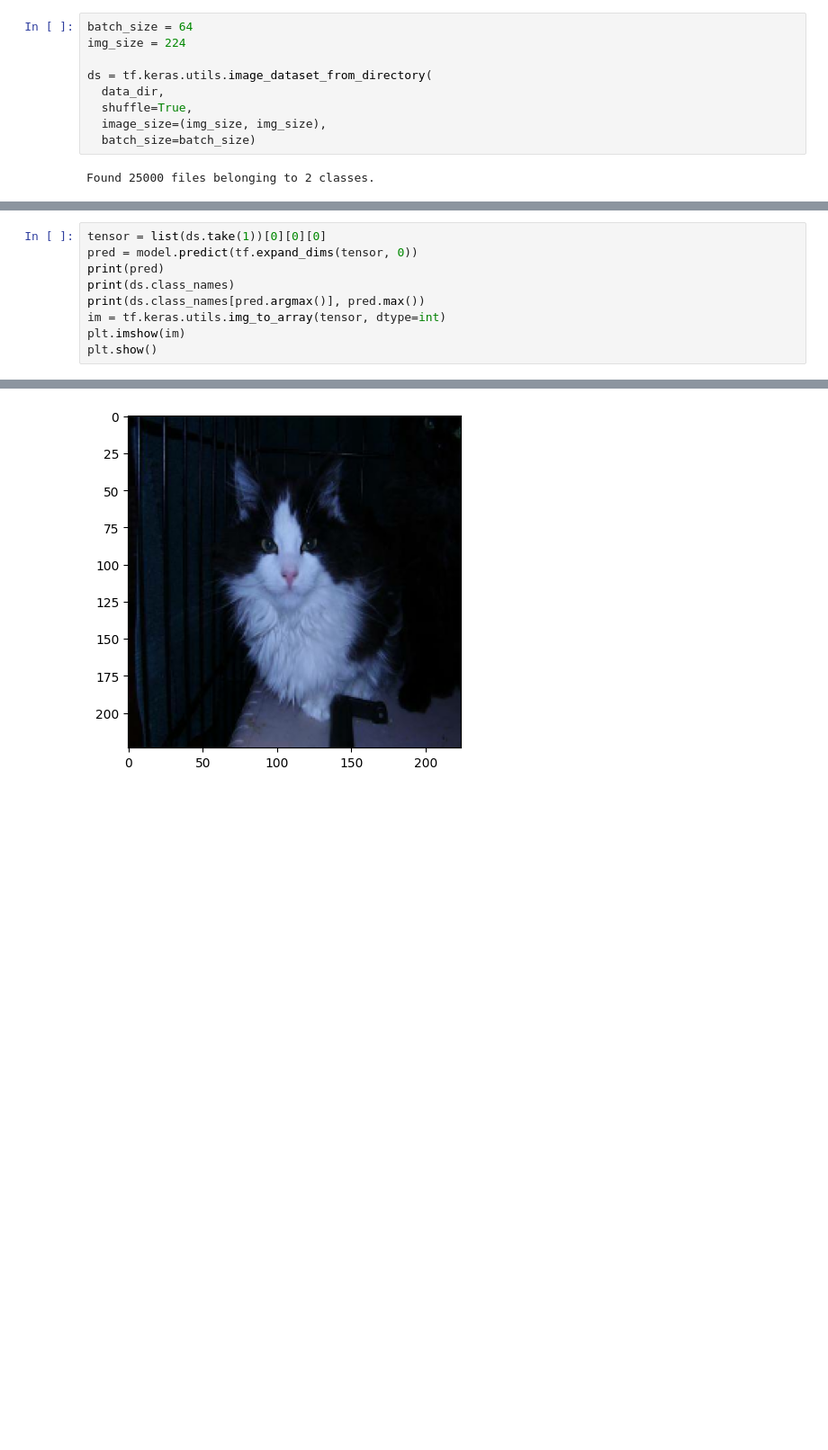
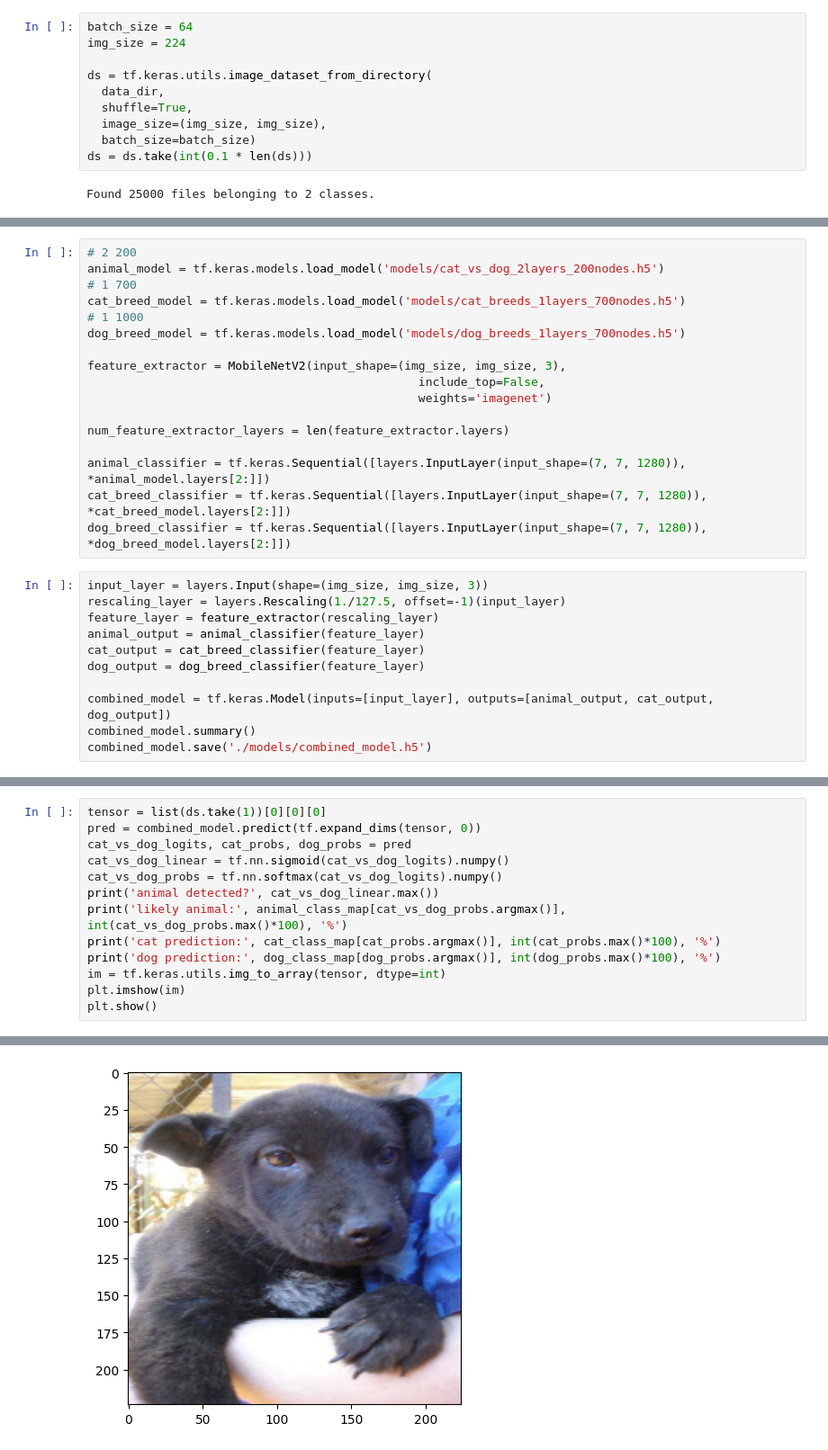
Before and after one commit to dylanlrrb/dylanlrrb.github.io, a Jupyter notebook: portfolio/cat_dog_classifier/notebook.ipynb, the cells around one changed output, grey strips where cells are left out. Shown at 90% size. Drawn from its saved outputs; the diff is of its cells as text; blank space fills up the shorter version.

Commit message:
add multi output model

```diff
--- a/portfolio/cat_dog_classifier/notebook.ipynb
+++ b/portfolio/cat_dog_classifier/notebook.ipynb
@@ -27,5 +33,6 @@ ds = tf.keras.utils.image_dataset_from_directory(
   shuffle=True,
   image_size=(img_size, img_size),
   batch_size=batch_size)
+ds = ds.take(int(0.1 * len(ds)))
 # %% [output]
 Found 25000 files belonging to 2 classes.
@@ -155,0 +39,28 @@ model.evaluate(test_ds)
+# %%
+# 2 200
+animal_model = tf.keras.models.load_model('models/cat_vs_dog_2layers_200nodes.h5')
+# 1 700
+cat_breed_model = tf.keras.models.load_model('models/cat_breeds_1layers_700nodes.h5')
+# 1 1000
+dog_breed_model = tf.keras.models.load_model('models/dog_breeds_1layers_700nodes.h5')
+
+feature_extractor = MobileNetV2(input_shape=(img_size, img_size, 3),
+                                               include_top=False,
+                                               weights='imagenet')
+
+num_feature_extractor_layers = len(feature_extractor.layers)
+
+animal_classifier = tf.keras.Sequential([layers.InputLayer(input_shape=(7, 7, 1280)), *animal_model.layers[2:]])
+cat_breed_classifier = tf.keras.Sequential([layers.InputLayer(input_shape=(7, 7, 1280)), *cat_breed_model.layers[2:]])
+dog_breed_classifier = tf.keras.Sequential([layers.InputLayer(input_shape=(7, 7, 1280)), *dog_breed_model.layers[2:]])
+# %%
+input_layer = layers.Input(shape=(img_size, img_size, 3))
+rescaling_layer = layers.Rescaling(1./127.5, offset=-1)(input_layer)
+feature_layer = feature_extractor(rescaling_layer)
+animal_output = animal_classifier(feature_layer)
+cat_output = cat_breed_classifier(feature_layer)
+dog_output = dog_breed_classifier(feature_layer)
+
+combined_model = tf.keras.Model(inputs=[input_layer], outputs=[animal_output, cat_output, dog_output])
+combined_model.summary()
+combined_model.save('./models/combined_model.h5')
@@ -156,9 +85,13 @@ model.evaluate(test_ds)
 # %%
 tensor = list(ds.take(1))[0][0][0]
-pred = model.predict(tf.expand_dims(tensor, 0))
-print(pred)
-print(ds.class_names)
-print(ds.class_names[pred.argmax()], pred.max())
+pred = combined_model.predict(tf.expand_dims(tensor, 0))
+cat_vs_dog_logits, cat_probs, dog_probs = pred
+cat_vs_dog_linear = tf.nn.sigmoid(cat_vs_dog_logits).numpy()
+cat_vs_dog_probs = tf.nn.softmax(cat_vs_dog_logits).numpy()
+print('animal detected?', cat_vs_dog_linear.max())
+print('likely animal:', animal_class_map[cat_vs_dog_probs.argmax()], int(cat_vs_dog_probs.max()*100), '%')
+print('cat prediction:', cat_class_map[cat_probs.argmax()], int(cat_probs.max()*100), '%')
+print('dog prediction:', dog_class_map[dog_probs.argmax()], int(dog_probs.max()*100), '%')
 im = tf.keras.utils.img_to_array(tensor, dtype=int)
 plt.imshow(im)
 plt.show()
@@ -169,2 +103,2 @@ Cat -0.73604393
-[figure, old version]
+[figure, new version]
 # %%
```
Also changed, not shown: parts of 17 cells of this notebook, 21 other files.
